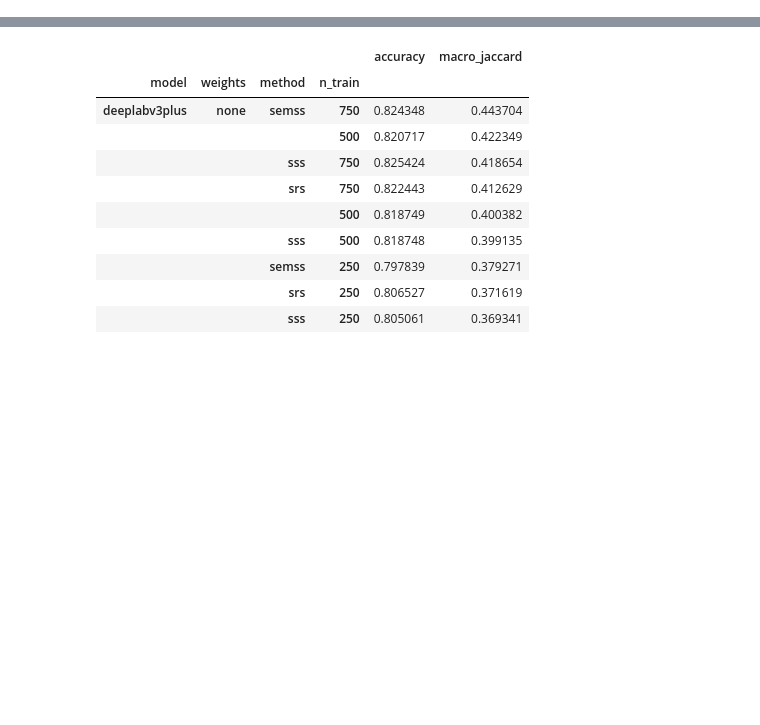
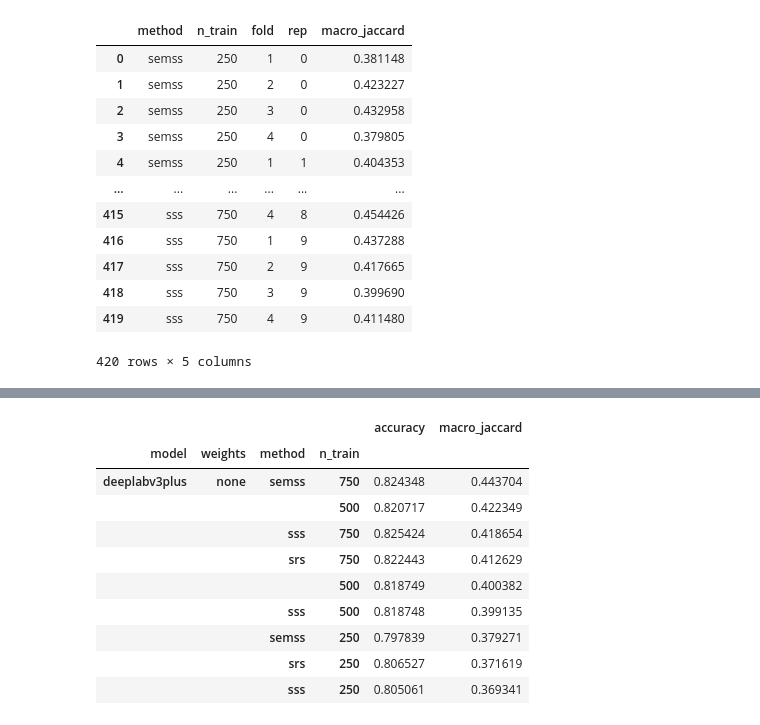
Before and after one commit to DakotaHester/ms-land-cover, a Jupyter notebook: cpb_results.ipynb, the cells around one changed output, grey strips where cells are left out. Drawn from its saved outputs; the diff is of its cells as text; code cells hidden in the pictures; blank space fills up the shorter version.

```diff
--- a/cpb_results.ipynb
+++ b/cpb_results.ipynb
@@ -50,0 +76,16 @@ display(metrics_df)
+# %%
+metrics_df[['method', 'n_train', 'fold', 'rep', 'macro_jaccard']]
+# %% [output]
+|  | method | n_train | fold | rep | macro_jaccard |
+| 0 | semss | 250 | 1 | 0 | 0.381148 |
+| 1 | semss | 250 | 2 | 0 | 0.423227 |
+| 2 | semss | 250 | 3 | 0 | 0.432958 |
+| 3 | semss | 250 | 4 | 0 | 0.379805 |
+| 4 | semss | 250 | 1 | 1 | 0.404353 |
+| ... | ... | ... | ... | ... | ... |
+| 415 | sss | 750 | 4 | 8 | 0.454426 |
+| 416 | sss | 750 | 1 | 9 | 0.437288 |
+| 417 | sss | 750 | 2 | 9 | 0.417665 |
+| 418 | sss | 750 | 3 | 9 | 0.399690 |
+| 419 | sss | 750 | 4 | 9 | 0.411480 |
+420 rows × 5 columns
```
Also changed, not shown: parts of 6 cells of this notebook, 24 other files.
